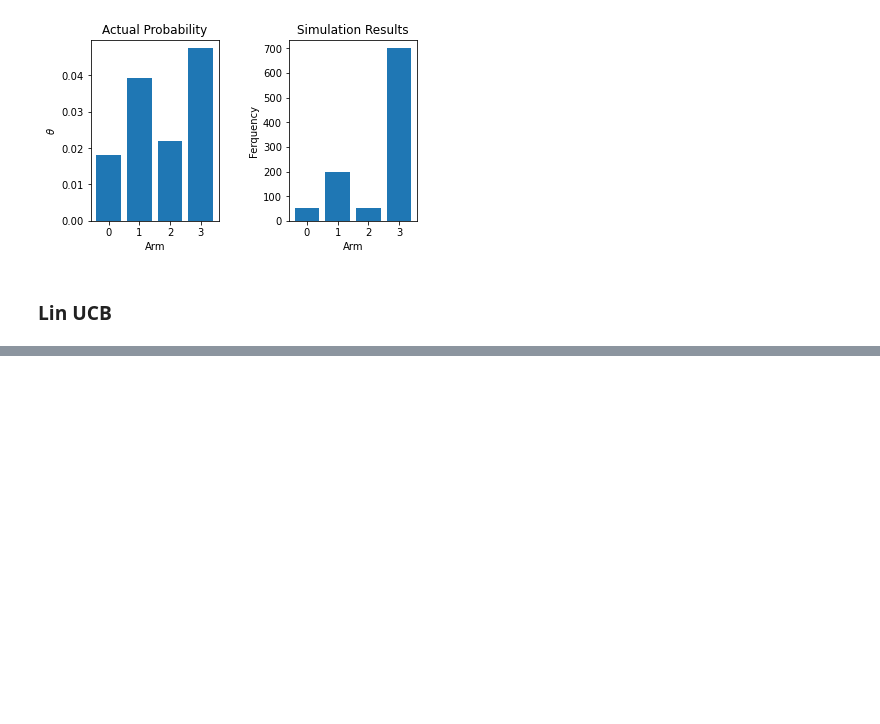
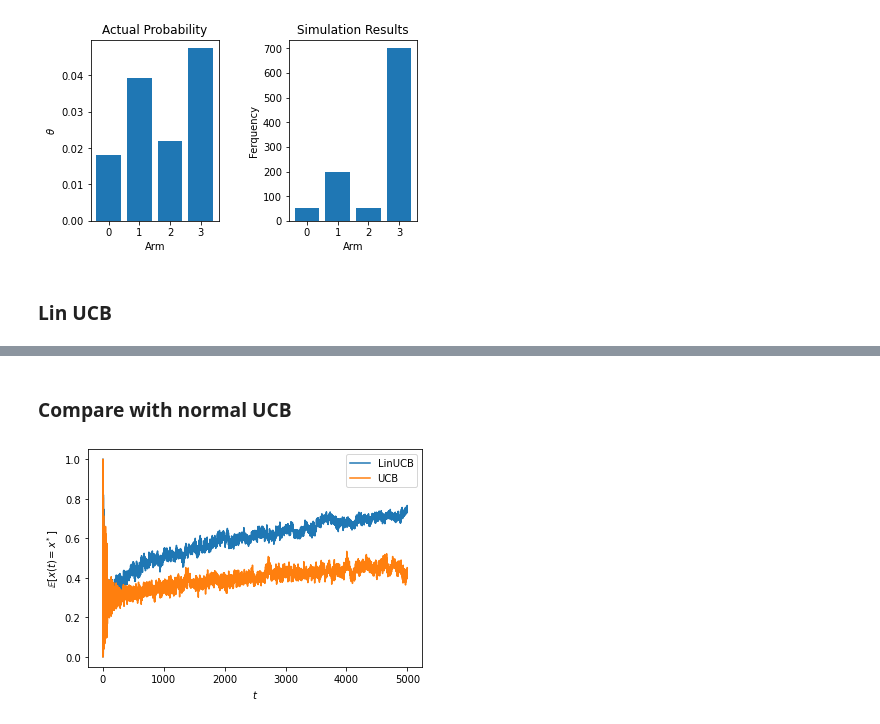
Before and after one commit to kuru-to/bandit_algorithms, a Jupyter notebook: notebooks/ウェブ最適化で始める機械学習/Chap06.ipynb, the cells around one changed output, grey strips where cells are left out. Cells and saved outputs as stored; diff of their text form; code cells hidden in the pictures; blank space fills up the shorter version.

```diff
--- a/notebooks/ウェブ最適化で始める機械学習/Chap06.ipynb
+++ b/notebooks/ウェブ最適化で始める機械学習/Chap06.ipynb
@@ -159,0 +186,2 @@ plt.show()
+# %% [markdown]
+### Compare with normal UCB
@@ -159,0 +213,28 @@ plt.show()
+# %%
+agent_classes = [LinUCBAgent2, UCBAgent]
+n_arms = len(arms)
+n_iter = 500
+n_step = 5000
+selected_arms = np.zeros((n_iter, len(agent_classes), n_step), dtype=int)
+earned_rewards = np.zeros((n_iter, len(agent_classes), n_step), dtype=int)
+# %%
+for it in range(n_iter):
+    for i, agent_class in enumerate(agent_classes):
+        agent = agent_class()
+        for step in range(n_step):
+            arm_index = agent.get_arm()
+            arm = arms[arm_index]
+            reward = Env.react(arm)
+            agent.sample(arm_index, reward)
+            selected_arms[it, i, step] = arm_index
+            earned_rewards[it, i, step] = reward
+# %%
+acc = np.mean(selected_arms==Env.opt(), axis=0)
+plt.plot(acc[0], label='LinUCB')
+plt.plot(acc[1], label='UCB')
+plt.xlabel(r'$t$')
+plt.ylabel(r'$\mathbb{E}[x(t)=x^*]$')
+plt.legend()
+plt.show()
+# %% [output]
+[figure, added]
```
Also changed, not shown: parts of 5 cells of this notebook.
